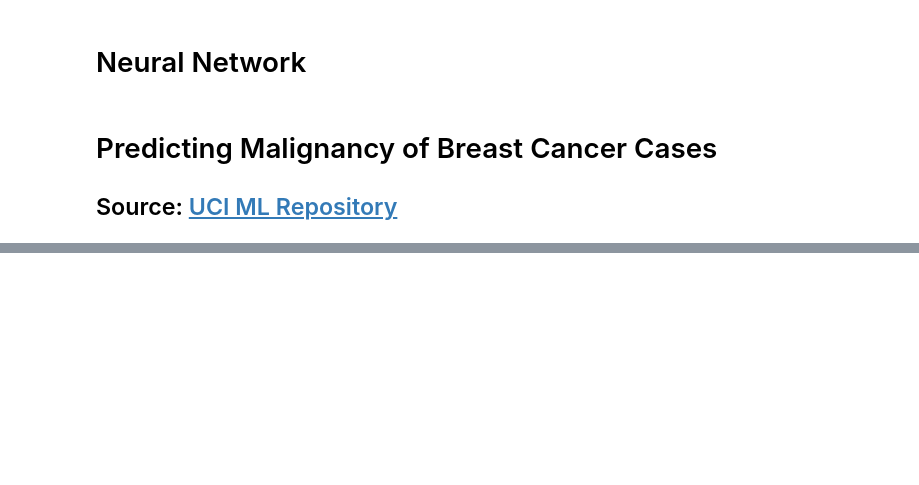
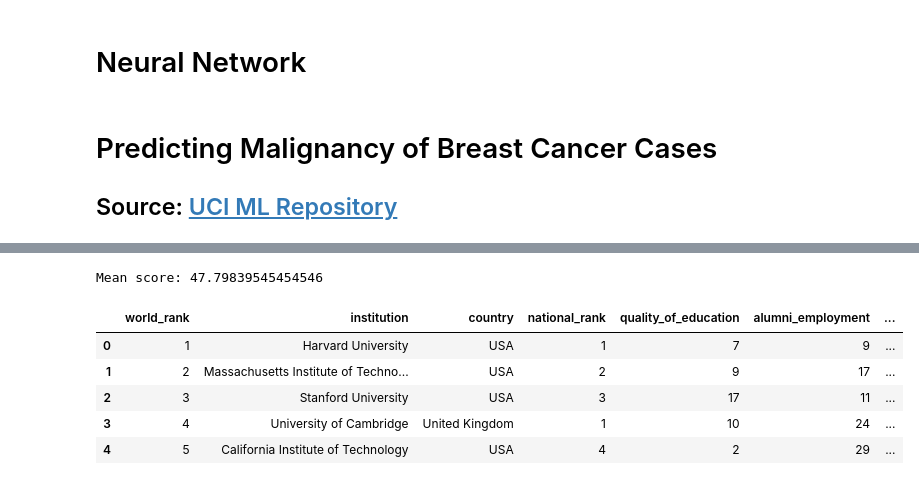
Before and after one commit to bcooper94/AdvancedDataMining, a Jupyter notebook: Neural Network.ipynb, the cells around one changed output, grey strips where cells are left out. Saved outputs shown, nothing was run; the diff lists cells and outputs as text; code cells hidden in the pictures; blank space fills up the shorter version.

```diff
--- a/Neural Network.ipynb
+++ b/Neural Network.ipynb
@@ -298,0 +466,32 @@ Accuracy: 0.6272, precision: 0.3136, recall: 0.5000, F1: 0.3854
+# %%
+uniDf = pd.read_csv('data/cwurData.csv')
+
+yCols = ['score_below', 'score_above']
+excludedCols = ['score', 'year', 'broad_impact', 'country', 'world_rank', 'institution']
+xCols = [col for col in uniDf.columns if col not in yCols
+        and col not in excludedCols]
+meanScore = uniDf.score.mean()
+print('Mean score:', meanScore)
+uniDf['score_below'] = uniDf.score.map(lambda x: 1 if x < meanScore else 0)
+uniDf['score_above'] = uniDf.score.map(lambda x: 1 if x >= meanScore else 0)
+uniDf.drop('score', axis=1, inplace=True)
+# uniDf['score_below'] = uniDf.score < meanScore
+# uniDf['score_above'] = uniDf.score >= meanScore
+# uniDf.loc[uniDf.score_below == False, 'score_below'] = 0
+# uniDf.loc[uniDf.score_below == True, 'score_below'] = 1
+# uniDf.loc[uniDf.score_above == False, 'score_above'] = 0
+# uniDf.loc[uniDf.score_above == True, 'score_above'] = 1
+
+display(uniDf.head())
+
+xTrain, xTest, yTrain, yTest = train_test_split(uniDf[xCols].values,
+                                               uniDf[yCols].values,
+                                               test_size=1/3, random_state=int(time.time()))
+# %% [output]
+Mean score: 47.79839545454546
+|  | world_rank | institution | country | national_rank | quality_of_education | alumni_employment | ... |
+| 0 | 1 | Harvard University | USA | 1 | 7 | 9 | ... |
+| 1 | 2 | Massachusetts Institute of Techno... | USA | 2 | 9 | 17 | ... |
+| 2 | 3 | Stanford University | USA | 3 | 17 | 11 | ... |
+| 3 | 4 | University of Cambridge | United Kingdom | 1 | 10 | 24 | ... |
+| 4 | 5 | California Institute of Technology | USA | 4 | 2 | 29 | ... |
```
Also changed, not shown: parts of 11 cells of this notebook, 9 other files.
